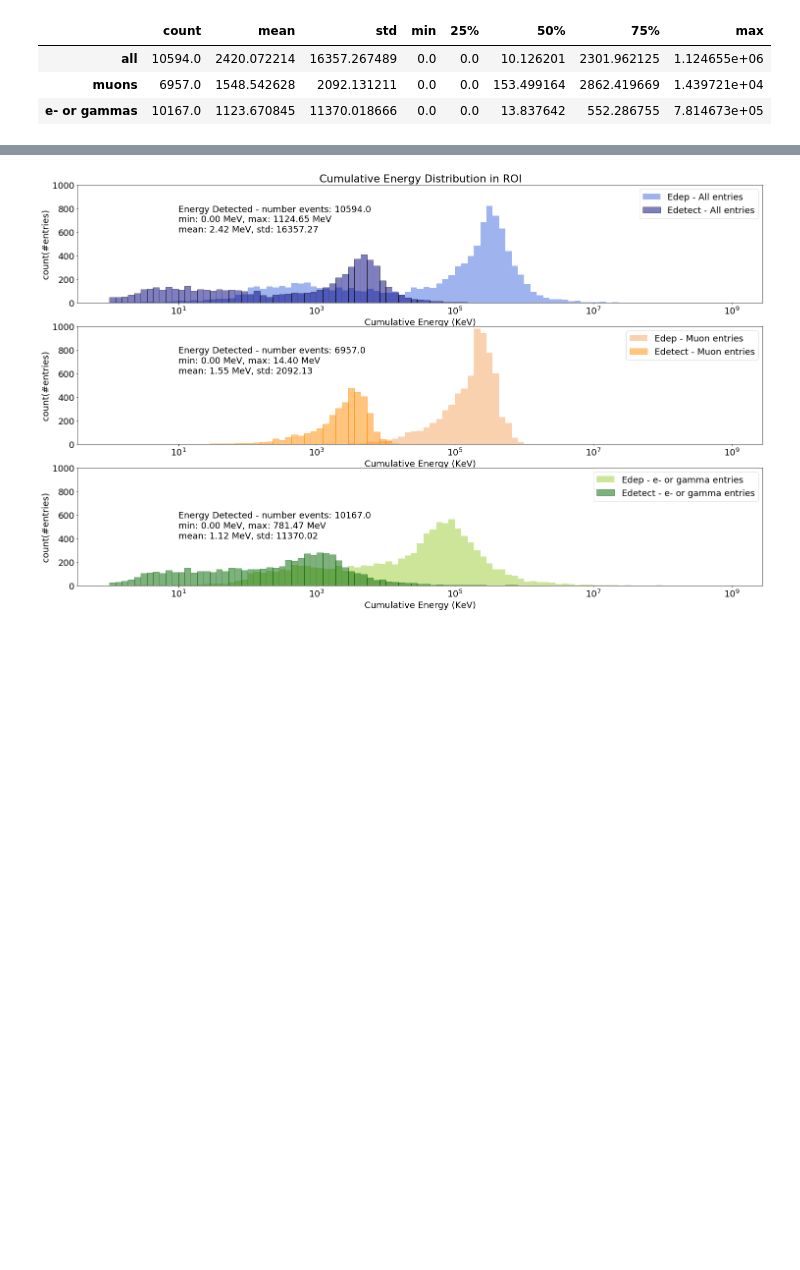
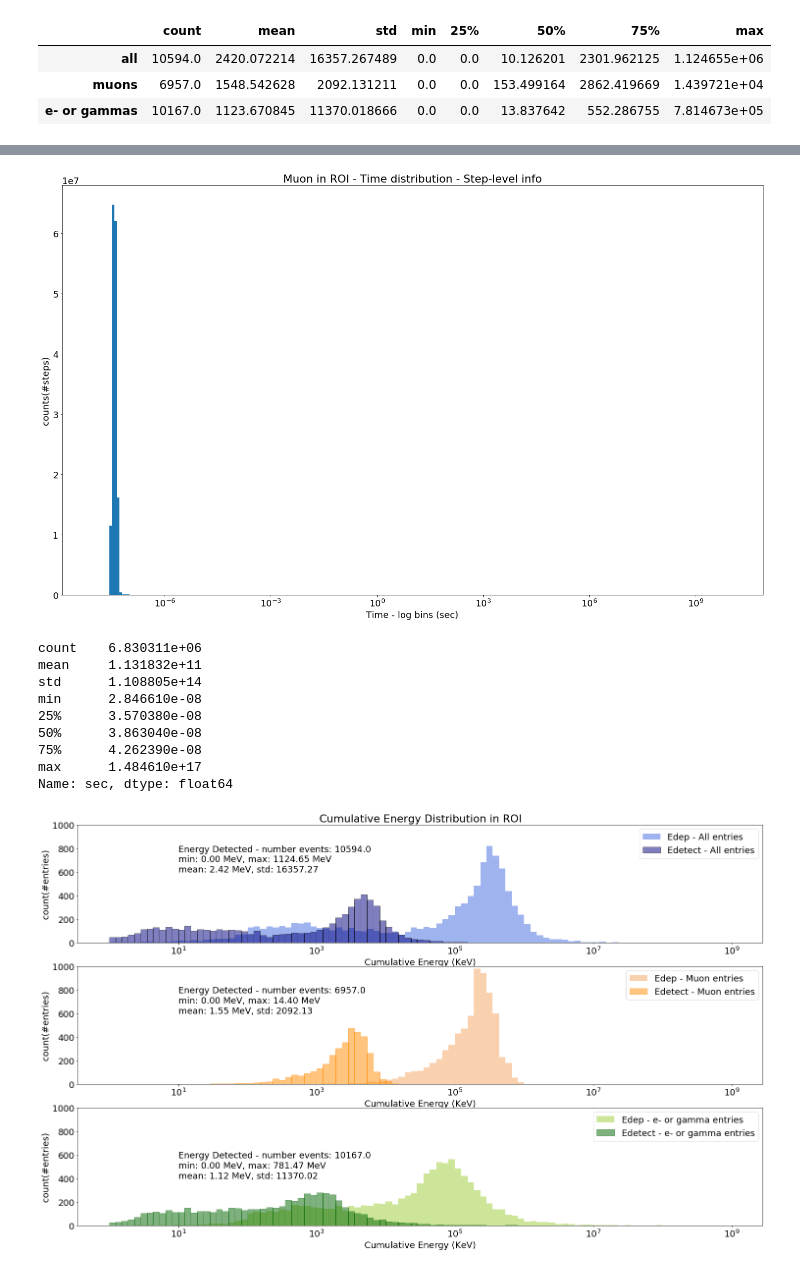
Before and after one commit to luigiberducci/ML4NP, a Jupyter notebook: Notebooks/analysis_2e6muons.ipynb, the cells around one changed output, grey strips where cells are left out. Cells and saved outputs as stored; diff of their text form; code cells hidden in the pictures; blank space fills up the shorter version.

```diff
--- a/Notebooks/analysis_2e6muons.ipynb
+++ b/Notebooks/analysis_2e6muons.ipynb
@@ -93,3 +119,23 @@ plt.rcParams.update({'font.size': 18})
+# %%
+plt.hist(df.sec, bins=np.logspace(-8, 10, 250), density=True)
+plt.xscale('log')
+plt.title("Muon in ROI - Time distribution - Step-level info")
+plt.xlabel("Time - log bins (sec)")
+plt.ylabel("counts(#steps)")
+plt.show()
+
+df.sec.describe()
+# %% [output]
+[figure, added]
+count    6.830311e+06
+mean     1.131832e+11
+std      1.108805e+14
+min      2.846610e-08
+25%      3.570380e-08
+50%      3.863040e-08
+75%      4.262390e-08
+max      1.484610e+17
+Name: sec, dtype: float64
 # %%
 label_template = "Energy Detected - number events: {:}\n" \
                  "min: {:.2f} MeV, max: {:.2f} MeV\n" \
```
Also changed, not shown: parts of 2 cells of this notebook, 1 other file.
